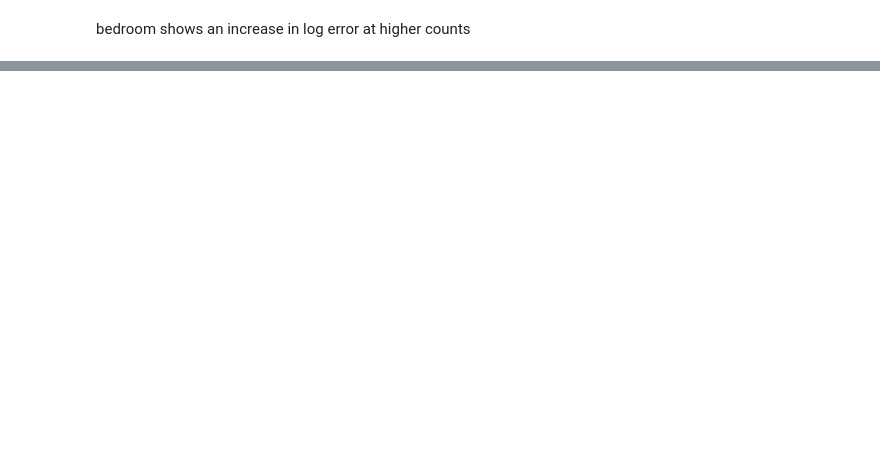
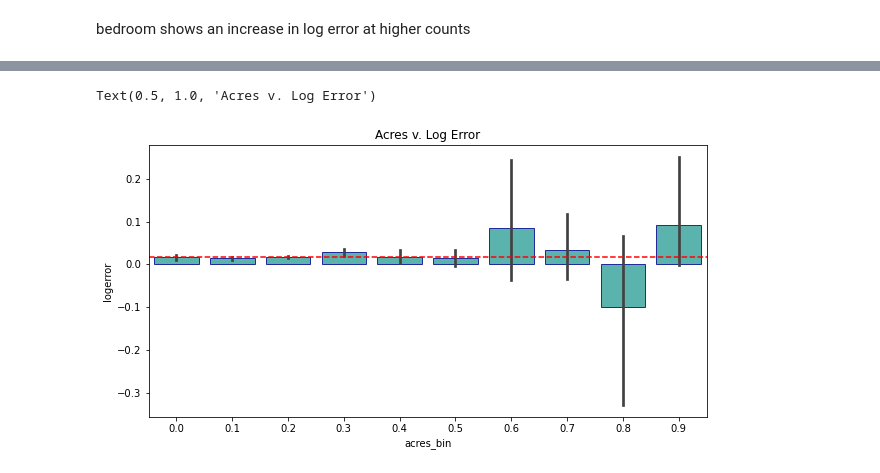
Before and after one commit to lindyc12/Zillow_project, a Jupyter notebook: explore_zillow.ipynb, the cells around one changed output, grey strips where cells are left out. Saved outputs shown, nothing was run; the diff lists cells and outputs as text; code cells hidden in the pictures; blank space fills up the shorter version.

```diff
--- a/explore_zillow.ipynb
+++ b/explore_zillow.ipynb
@@ -189,0 +222,9 @@ train_scaled
+# %%
+p = plt.figure(figsize=(10,5))
+p = sns.barplot(train.acres_bin, train.logerror, data=train, alpha=.8, color='lightseagreen', edgecolor = 'darkblue')
+overall_rate = train.logerror.mean()
+p = plt.axhline(overall_rate, ls='--', color='red', )
+plt.title('Acres v. Log Error')
+# %% [output]
+Text(0.5, 1.0, 'Acres v. Log Error')
+[figure, added]
```
Also changed, not shown: parts of 79 cells of this notebook.
